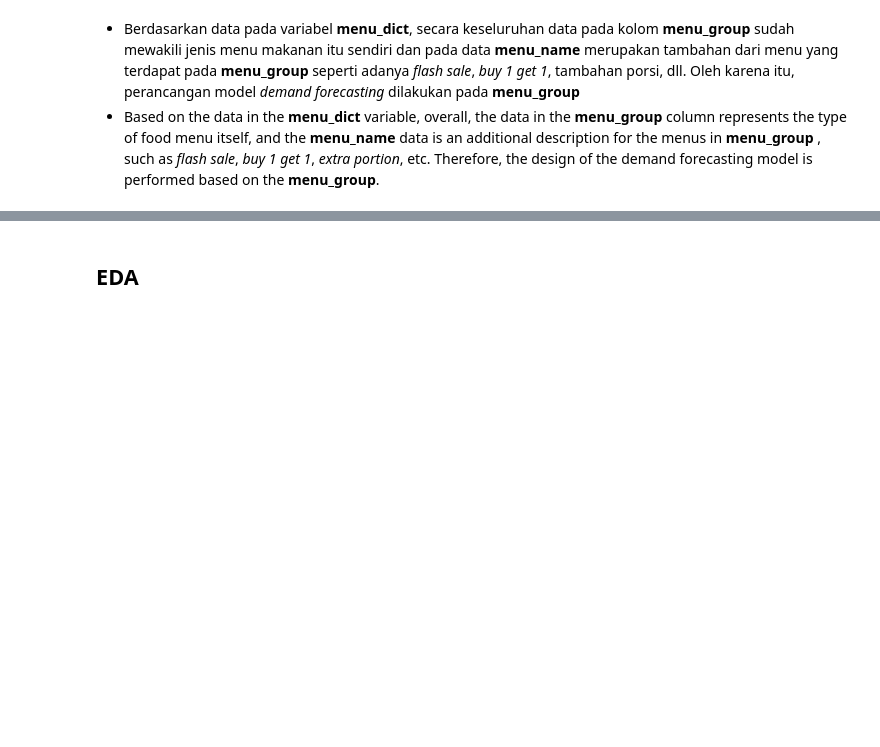
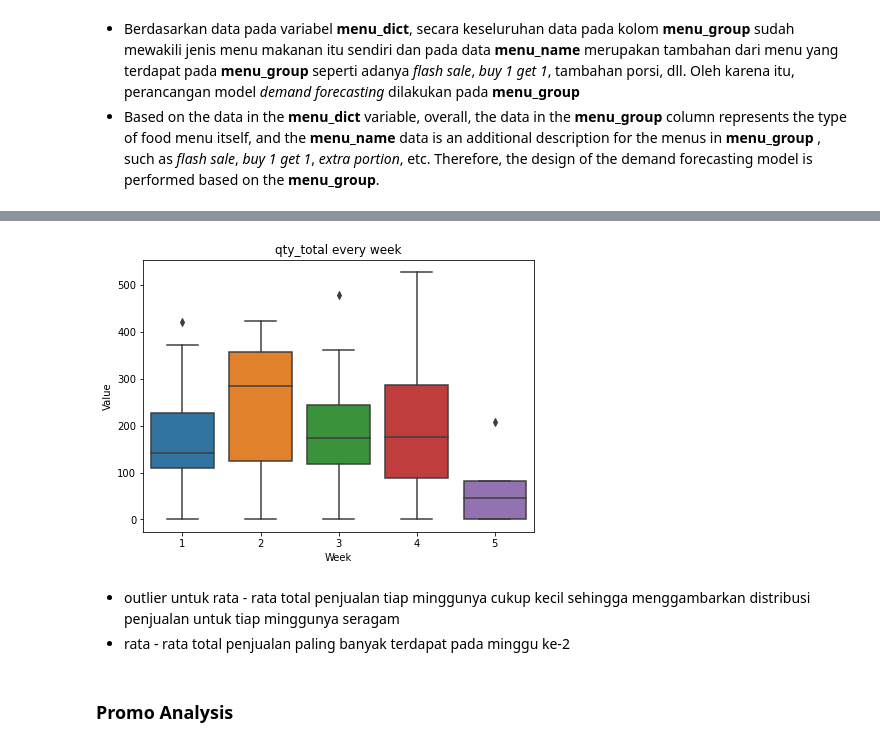
Before and after one commit to wilsonalfrido/legit-test, a Jupyter notebook: notebooks/EDA & Modelling.ipynb, the cells around one changed output, grey strips where cells are left out. Saved outputs shown, nothing was run; the diff lists cells and outputs as text; code cells hidden in the pictures; blank space fills up the shorter version.

```diff
--- a/notebooks/EDA & Modelling.ipynb
+++ b/notebooks/EDA & Modelling.ipynb
@@ -102,2 +163,19 @@ df.set_index("salesdate",inplace = True)
+# %%
+qty_per_week = qty_per_day.resample("W")[["sum of qty_total per day"]].sum().copy()
+qty_per_week.rename(columns={"sum of qty_total per day":"sum of qty_total per week"},inplace = True)
+# %%
+qty_per_week["week"] = (qty_per_week.index.day - 1) // 7 + 1
+# %%
+plt.figure(figsize=(7, 5))
+sns.boxplot(x = 'week', y = 'sum of qty_total per week', data = qty_per_week)
+plt.xlabel('Week')
+plt.ylabel('Value')
+plt.title('qty_total every week')
+plt.show()
+# %% [output]
+[figure, added]
+# %% [markdown]
+- outlier untuk rata - rata total penjualan tiap minggunya cukup kecil sehingga menggambarkan distribusi penjualan untuk tiap minggunya seragam
+- rata - rata total penjualan paling banyak terdapat pada minggu ke-2
 # %% [markdown]
-## EDA
+### Promo Analysis
```
Also changed, not shown: parts of 23 cells of this notebook.
